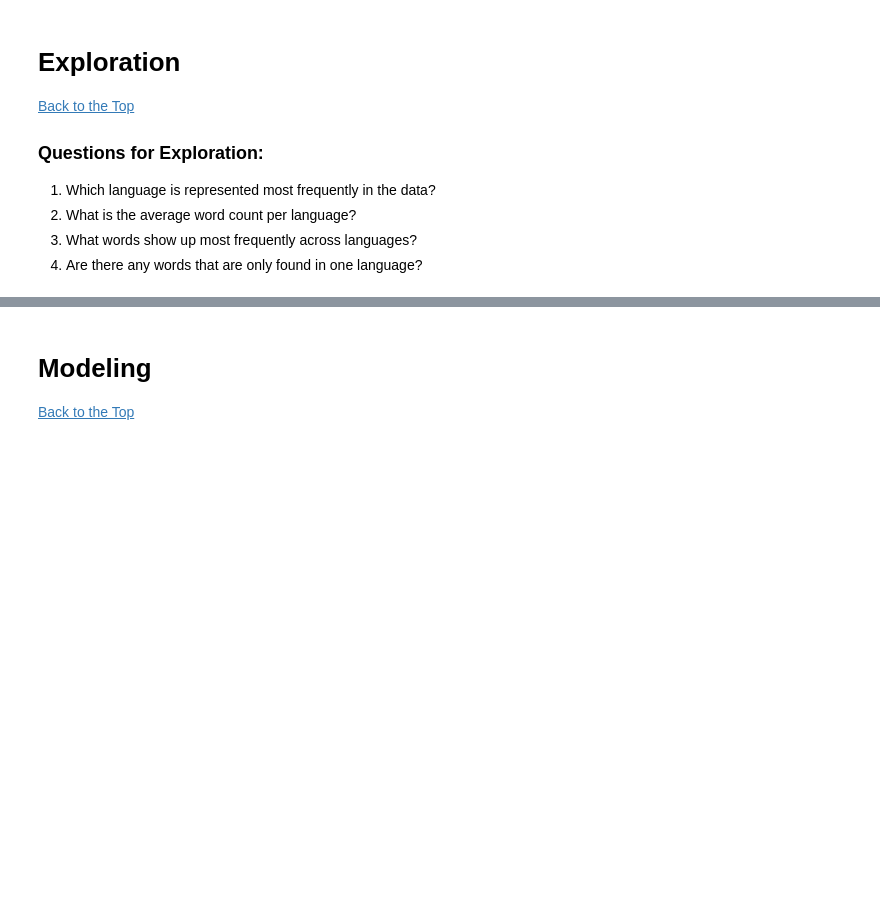
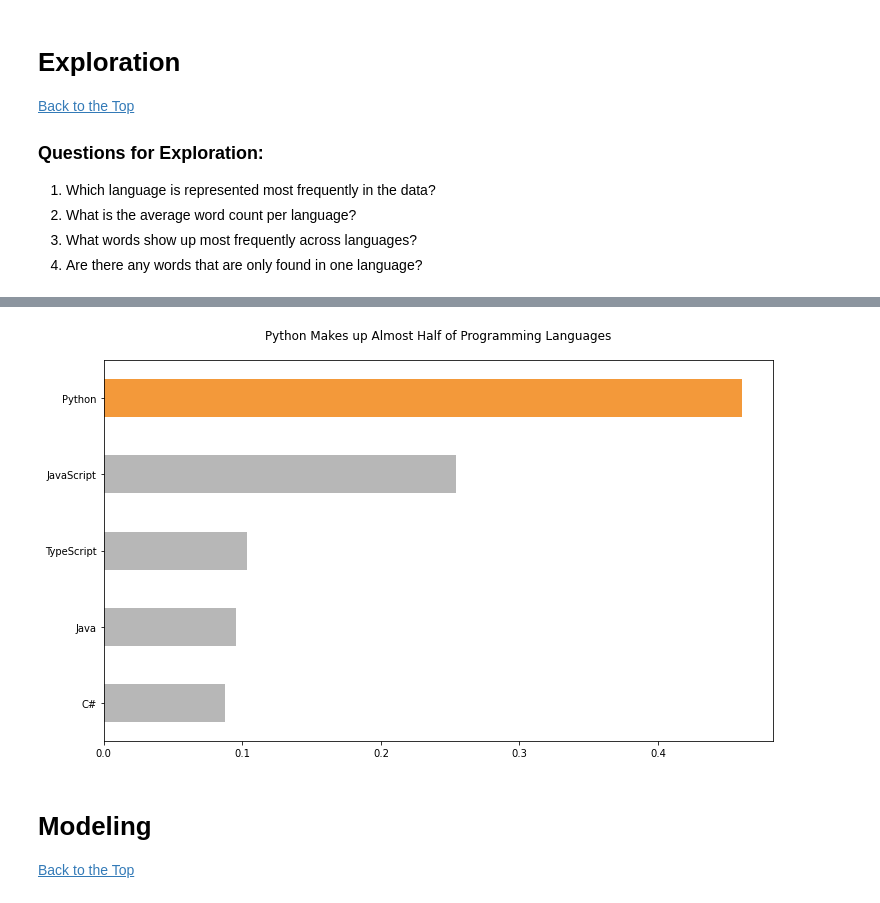
Before and after one commit to NLP-Project-Hopper2/NLP-Project-Hopper2, a Jupyter notebook: 00_final_report.ipynb, the cells around one changed output, grey strips where cells are left out. Cells and saved outputs as stored; diff of their text form; code cells hidden in the pictures; blank space fills up the shorter version.

Commit message:
added univar explore viz to module and final notebook

```diff
--- a/00_final_report.ipynb
+++ b/00_final_report.ipynb
@@ -117,3 +99,11 @@ explore.new_features(train)
+# %%
+# importing explore module
+import explore
+
+# viusalization for language counts in train
+explore.language_count(train)
+# %% [output]
+[figure, added]
 # %% [markdown]
 # Modeling
 [Back to the Top](#Overview)
```
Also changed, not shown: parts of 8 cells of this notebook, 1 other file.
